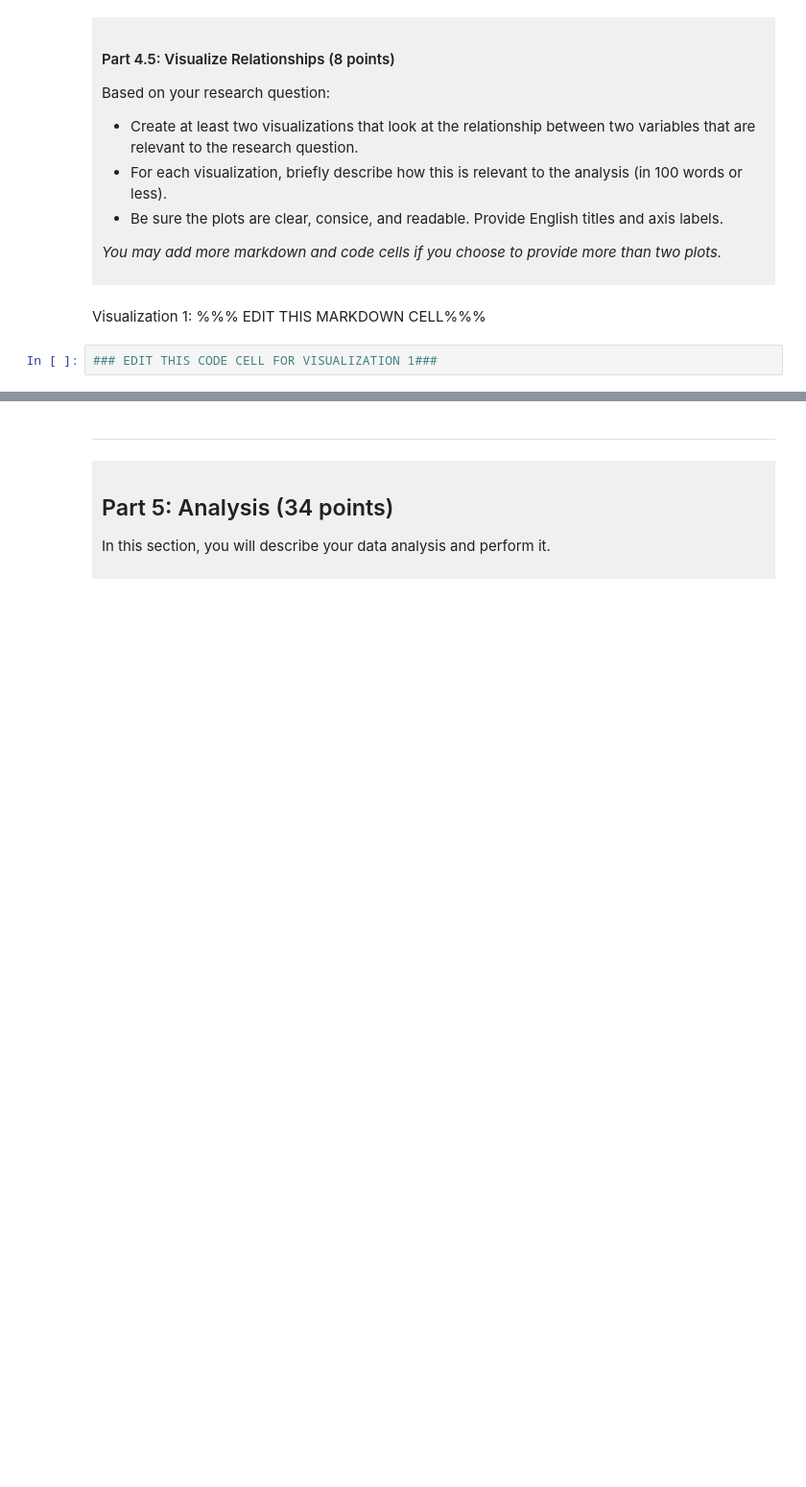
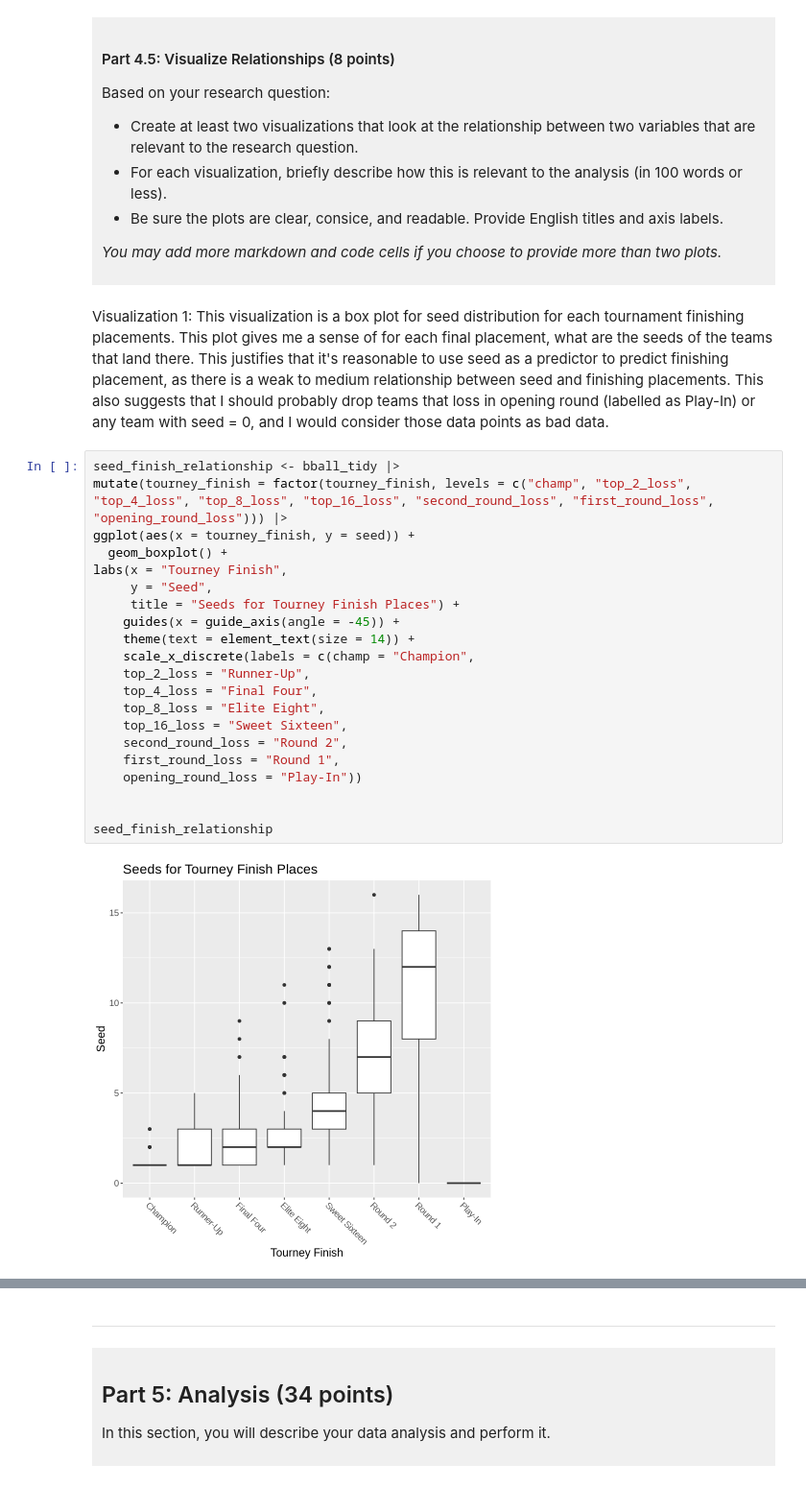
Before and after one commit to JessicaXJI/DSCI-100-Project-Jessica-Ji, a Jupyter notebook: dsci-100-project-notebook.ipynb, the cells around one changed output, grey strips where cells are left out. Shown at 96% size. Cells and saved outputs as stored; diff of their text form; blank space fills up the shorter version.

```diff
--- a/dsci-100-project-notebook.ipynb
+++ b/dsci-100-project-notebook.ipynb
@@ -387,7 +400,28 @@ Based on your research question:
 *You may add more markdown and code cells if you choose to provide more than two plots.*
 </div>
 # %% [markdown]
-Visualization 1: %%% EDIT THIS MARKDOWN CELL%%%
+Visualization 1: This visualization is a box plot for seed distribution for each tournament finishing placements. This plot gives me a sense of for each final placement, what are the seeds of the teams that land there. This justifies that it's reasonable to use seed as a predictor to predict finishing placement, as there is a weak to medium relationship between seed and finishing placements. This also suggests that I should probably drop teams that loss in opening round (labelled as Play-In) or any team with seed = 0, and I would consider those data points as bad data.
 # %%
-### EDIT THIS CODE CELL FOR VISUALIZATION 1###
+seed_finish_relationship <- bball_tidy |>
+mutate(tourney_finish = factor(tourney_finish, levels = c("champ", "top_2_loss", "top_4_loss", "top_8_loss", "top_16_loss", "second_round_loss", "first_round_loss", "opening_round_loss"))) |>
+ggplot(aes(x = tourney_finish, y = seed)) +
+  geom_boxplot() +
+labs(x = "Tourney Finish",
+     y = "Seed",
+     title = "Seeds for Tourney Finish Places") +
+    guides(x = guide_axis(angle = -45)) +
+    theme(text = element_text(size = 14)) +
+    scale_x_discrete(labels = c(champ = "Champion",
+    top_2_loss = "Runner-Up",
+    top_4_loss = "Final Four",
+    top_8_loss = "Elite Eight",
+    top_16_loss = "Sweet Sixteen",
+    second_round_loss = "Round 2",
+    first_round_loss = "Round 1",
+    opening_round_loss = "Play-In"))
+
+
+seed_finish_relationship
+# %% [output]
+[figure, added]
 # %% [markdown]
```
Also changed, not shown: parts of 9 cells of this notebook.
